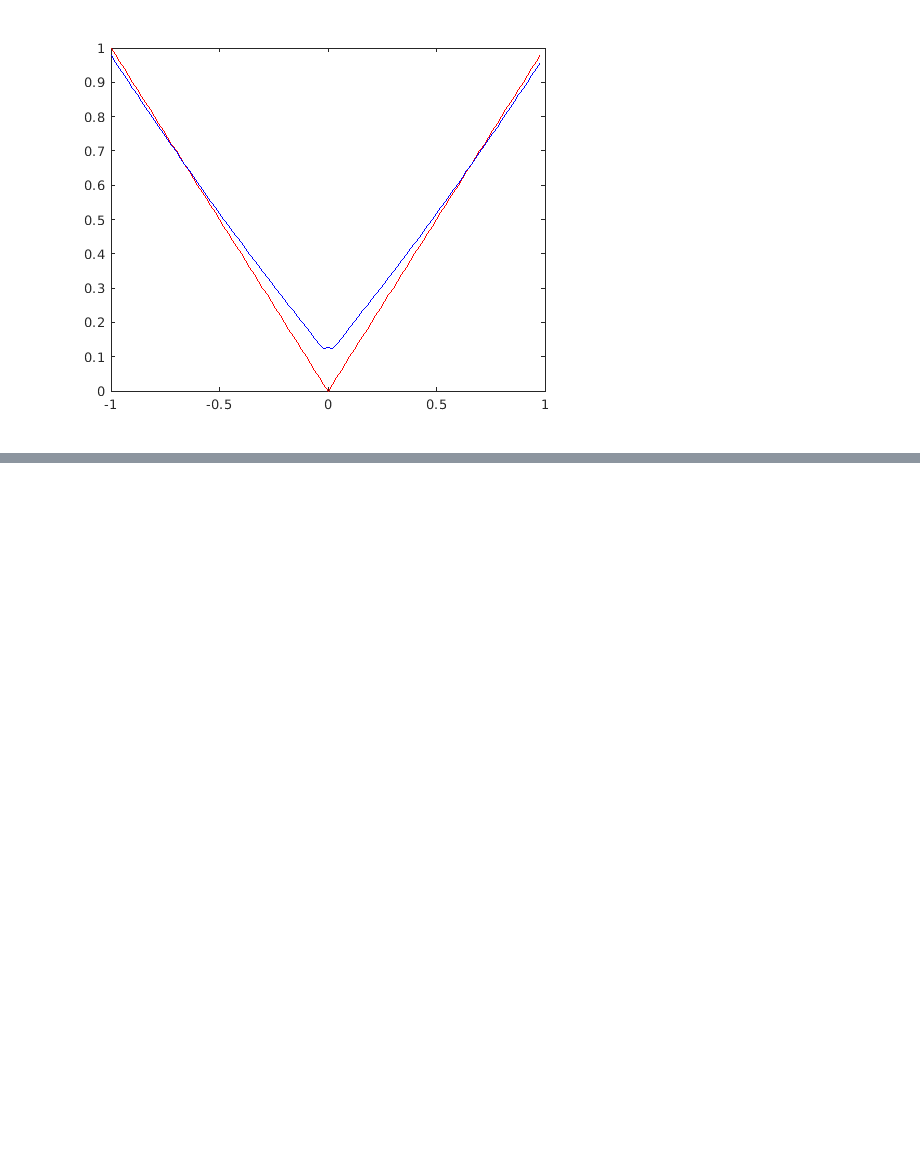
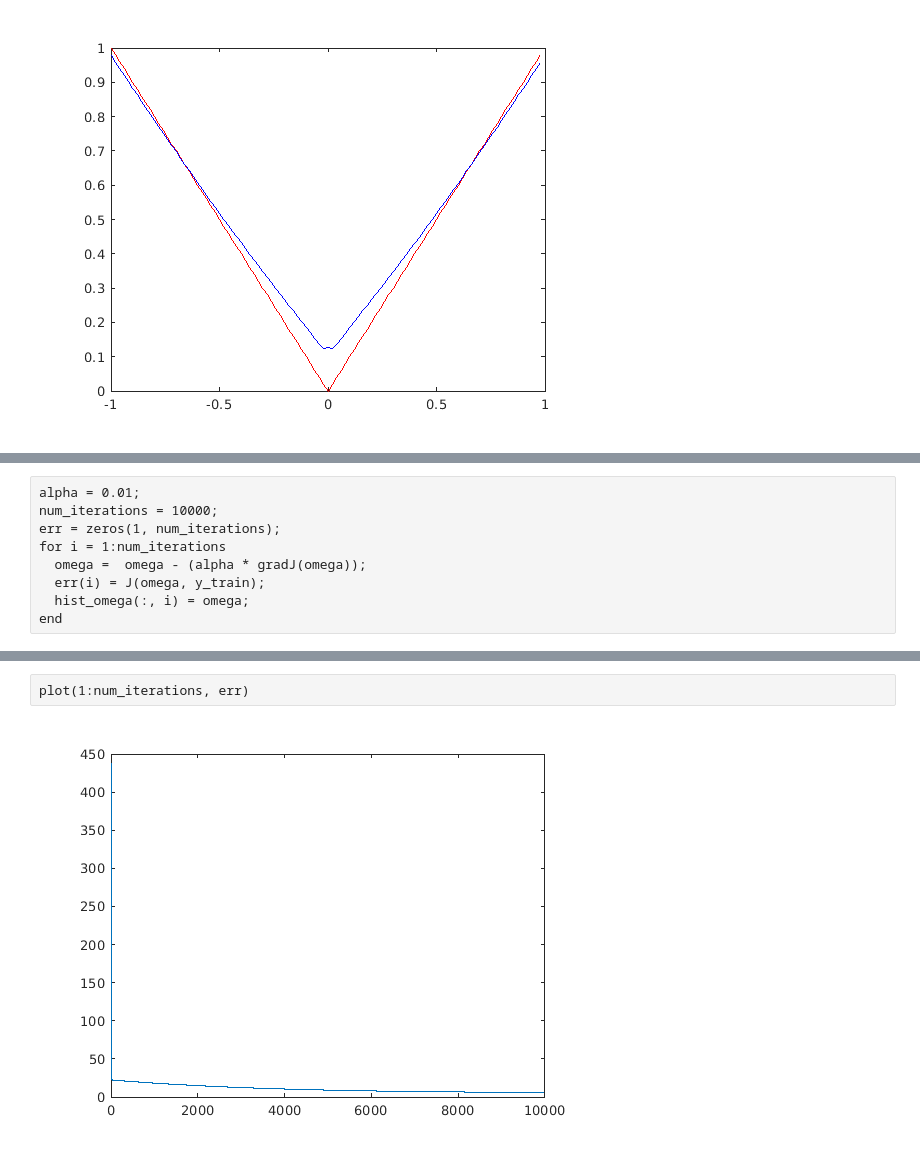
Before and after one commit to akram-elgh/Master-AIDC, a Jupyter notebook: ML/TP2/TP2.ipynb, the cells around one changed output, grey strips where cells are left out. Cells and saved outputs as stored; diff of their text form; blank space fills up the shorter version.

```diff
--- a/ML/TP2/TP2.ipynb
+++ b/ML/TP2/TP2.ipynb
@@ -297,0 +355,9 @@ Warning: Imaginary parts of complex X and/or Y arguments ignored.
+# %%
+alpha = 0.01;
+num_iterations = 10000;
+err = zeros(1, num_iterations);
+for i = 1:num_iterations
+  omega =  omega - (alpha * gradJ(omega));
+  err(i) = J(omega, y_train);
+  hist_omega(:, i) = omega;
+end
@@ -297,0 +384,4 @@ Warning: Imaginary parts of complex X and/or Y arguments ignored.
+# %%
+plot(1:num_iterations, err)
+# %% [output]
+[figure, added]
```
Also changed, not shown: parts of 32 cells of this notebook, 2 other files.
